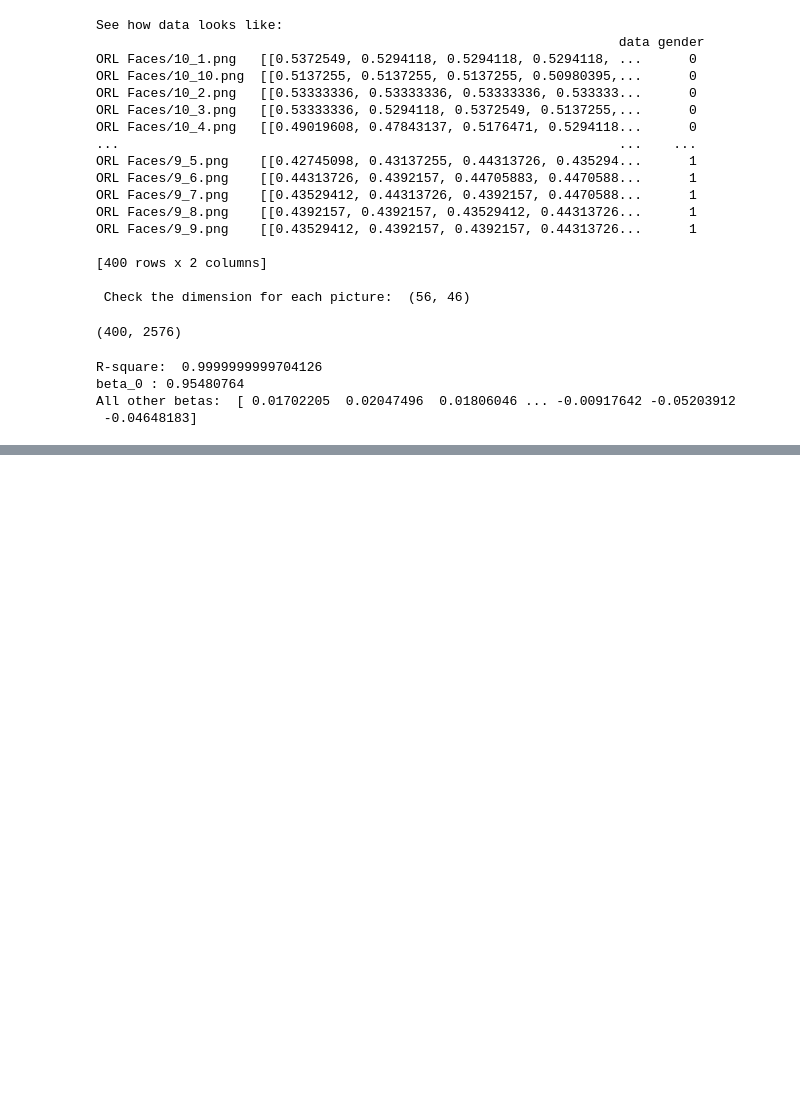
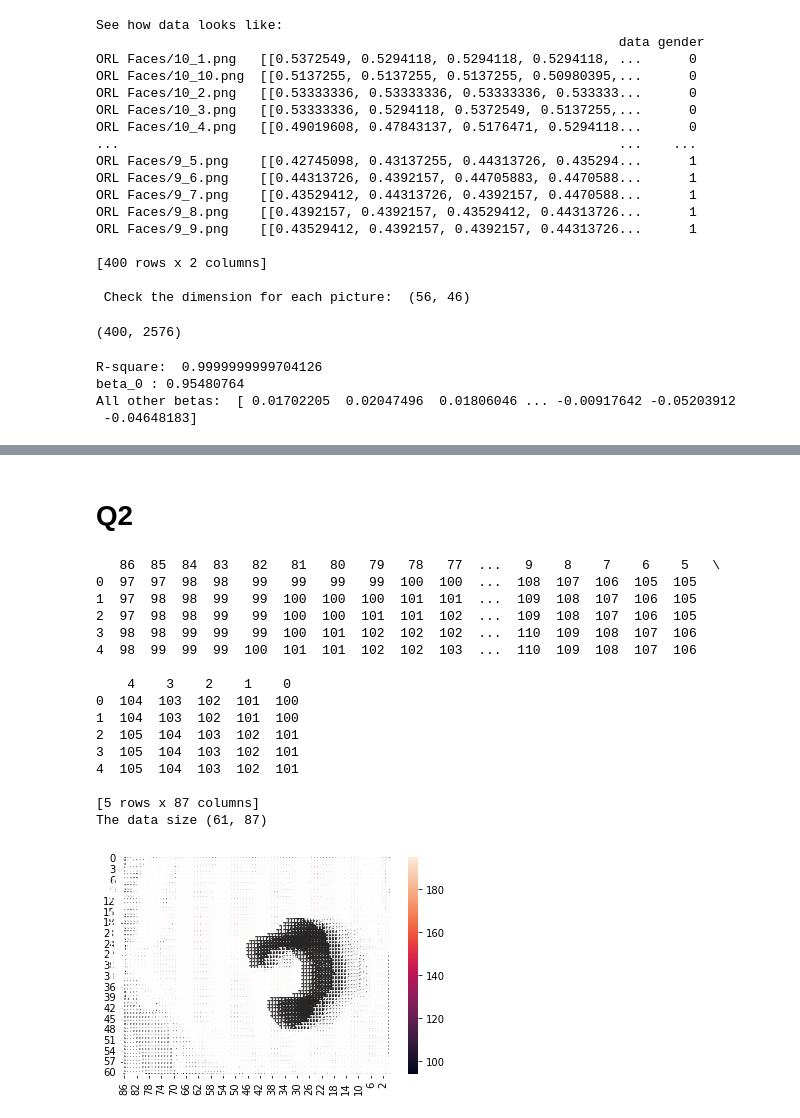
Before and after one commit to Chuanhuan/NTU-Classes, a Jupyter notebook: Data Analytics/hw2-jack.ipynb, the cells around one changed output, grey strips where cells are left out. Cells and saved outputs as stored; diff of their text form; code cells hidden in the pictures; blank space fills up the shorter version.

```diff
--- a/Data Analytics/hw2-jack.ipynb
+++ b/Data Analytics/hw2-jack.ipynb
@@ -184,0 +224,36 @@ data_mat.shape
+# %% [markdown]
+# Q2
+# %%
+
+# get current working directory
+cwd= os.getcwd()
+
+# add the read directory to the path
+rd = os.path.join(cwd)
+# there are no header
+volcano_df = pd.read_csv(os.path.join(rd, "Volcano.csv"),header=None)
+# volcano_df.head()
+volcano_df= volcano_df[volcano_df.columns[::-1]]# reverse the col orders
+print(volcano_df.head())
+# check how it looks like
+sns.heatmap(volcano_df, annot=True)
+
+print('The data size', volcano_df.shape)
+# %% [output]
+   86  85  84  83   82   81   80   79   78   77  ...   9    8    7    6    5   \
+0  97  97  98  98   99   99   99   99  100  100  ...  108  107  106  105  105
+1  97  98  98  99   99  100  100  100  101  101  ...  109  108  107  106  105
+2  97  98  98  99   99  100  100  101  101  102  ...  109  108  107  106  105
+3  98  98  99  99   99  100  101  102  102  102  ...  110  109  108  107  106
+4  98  99  99  99  100  101  101  102  102  103  ...  110  109  108  107  106
+
+    4    3    2    1    0
+0  104  103  102  101  100
+1  104  103  102  101  100
+2  105  104  103  102  101
+3  105  104  103  102  101
+4  105  104  103  102  101
+
+[5 rows x 87 columns]
+The data size (61, 87)
+[figure, added]
```
Also changed, not shown: parts of 15 cells of this notebook.
